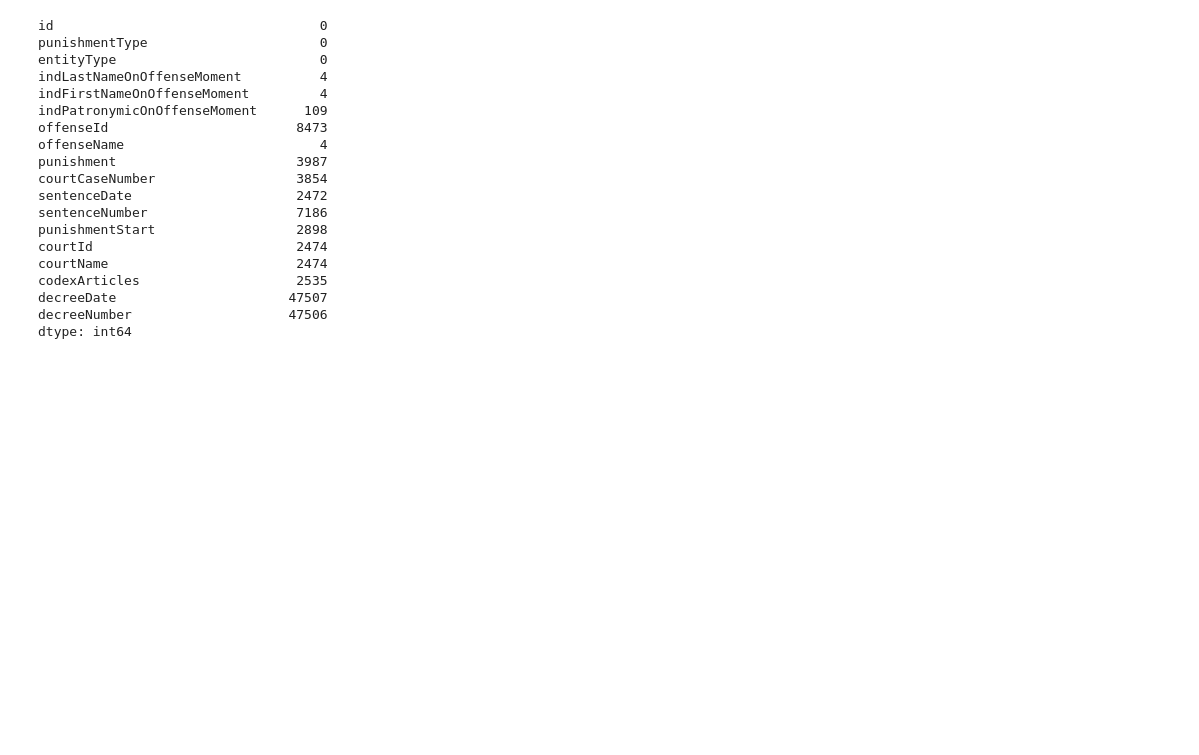
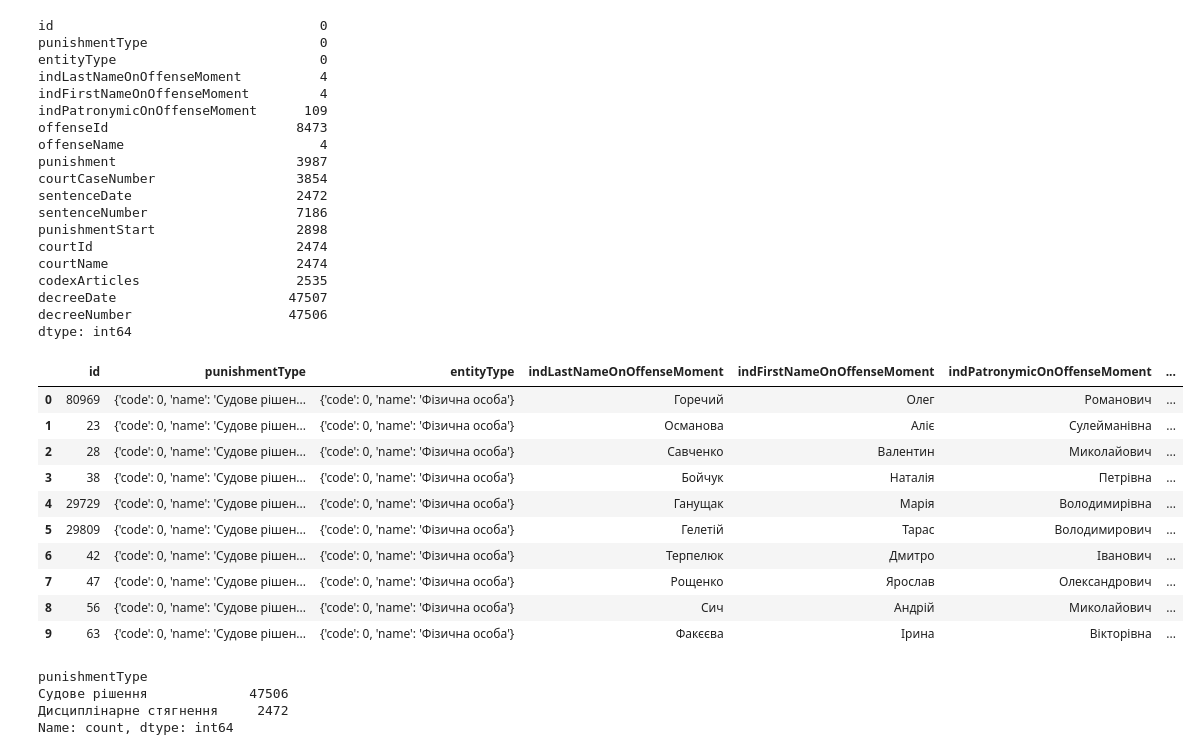
Before and after one commit to rublivsky/python_projects, a Jupyter notebook: main.ipynb, the cells around one changed output. Cells and saved outputs as stored; diff of their text form; code cells hidden in the pictures; blank space fills up the shorter version.

```diff
--- a/main.ipynb
+++ b/main.ipynb
@@ -63,6 +63,20 @@ codexArticles                    2535
 decreeDate                      47507
 decreeNumber                    47506
 dtype: int64
+# %%
+df.head(10)
+# %% [output]
+|  | id | punishmentType | entityType | indLastNameOnOffenseMoment | indFirstNameOnOffenseMoment | indPatronymicOnOffenseMoment | ... |
+| 0 | 80969 | {'code': 0, 'name': 'Судове рішен... | {'code': 0, 'name': 'Фізична особа'} | Горечий | Олег | Романович | ... |
+| 1 | 23 | {'code': 0, 'name': 'Судове рішен... | {'code': 0, 'name': 'Фізична особа'} | Османова | Аліє | Сулейманівна | ... |
+| 2 | 28 | {'code': 0, 'name': 'Судове рішен... | {'code': 0, 'name': 'Фізична особа'} | Савченко | Валентин | Миколайович | ... |
+| 3 | 38 | {'code': 0, 'name': 'Судове рішен... | {'code': 0, 'name': 'Фізична особа'} | Бойчук | Наталія | Петрівна | ... |
+| 4 | 29729 | {'code': 0, 'name': 'Судове рішен... | {'code': 0, 'name': 'Фізична особа'} | Ганущак | Марія | Володимирівна | ... |
+| 5 | 29809 | {'code': 0, 'name': 'Судове рішен... | {'code': 0, 'name': 'Фізична особа'} | Гелетій | Тарас | Володимирович | ... |
+| 6 | 42 | {'code': 0, 'name': 'Судове рішен... | {'code': 0, 'name': 'Фізична особа'} | Терпелюк | Дмитро | Іванович | ... |
+| 7 | 47 | {'code': 0, 'name': 'Судове рішен... | {'code': 0, 'name': 'Фізична особа'} | Рощенко | Ярослав | Олександрович | ... |
+| 8 | 56 | {'code': 0, 'name': 'Судове рішен... | {'code': 0, 'name': 'Фізична особа'} | Сич | Андрій | Миколайович | ... |
+| 9 | 63 | {'code': 0, 'name': 'Судове рішен... | {'code': 0, 'name': 'Фізична особа'} | Факєєва | Ірина | Вікторівна | ... |
 # %%
 # Converting date from object to date format and extracting information from cells with JSON/dict
 df['sentenceDate'] = pd.to_datetime(df['sentenceDate'], errors ="coerce")
@@ -77,3 +91,11 @@ df["codexArticles"] = df["codexArticles"].apply(
 # it was decided to add them since they were not of great importance, replaced "-" symbols to NaN
 df.drop(labels=["id", "decreeNumber", "decreeDate"], axis=1, inplace=True)
 df.replace("-", "NaN", inplace=True)
+# %%
+# check how many groups we have
+df['punishmentType'].value_counts()
+# %% [output]
+punishmentType
+Судове рішення             47506
+Дисциплінарне стягнення     2472
+Name: count, dtype: int64
```
Also changed, not shown: parts of 6 cells of this notebook.
